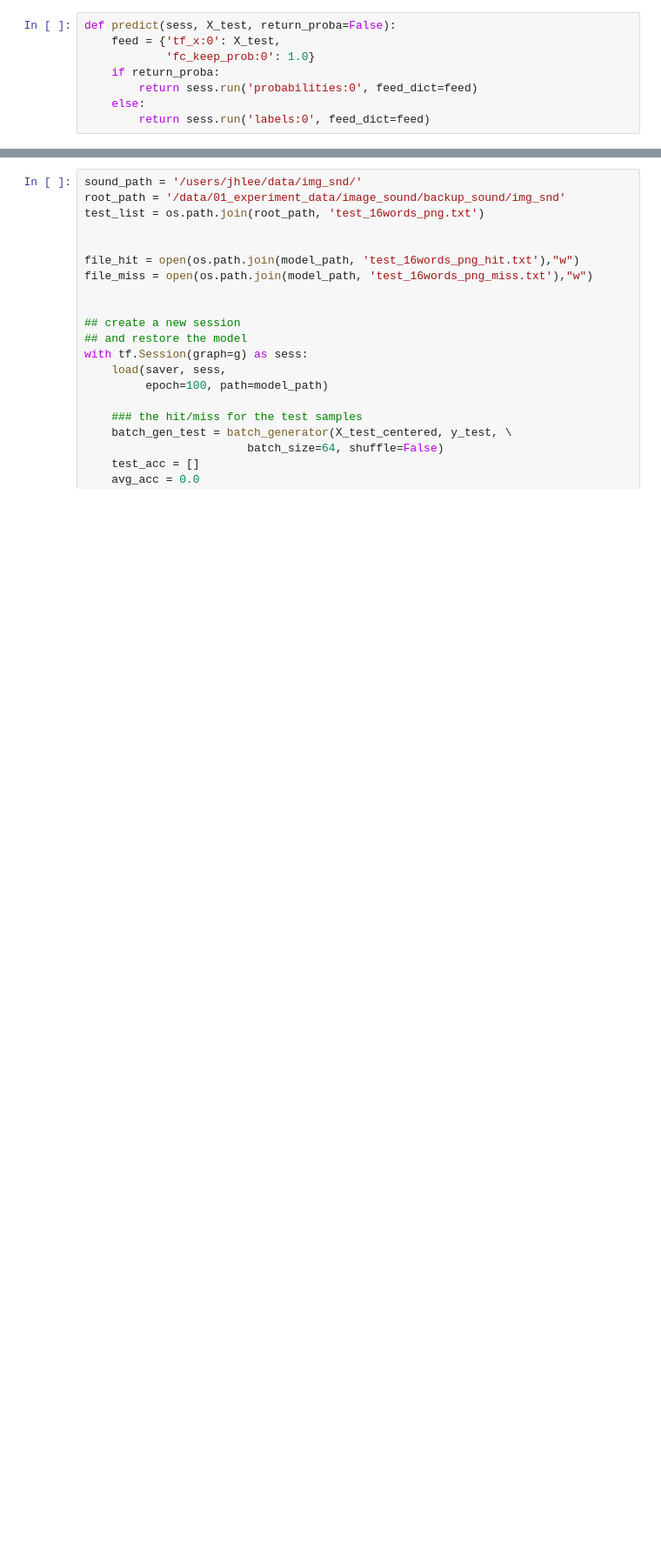
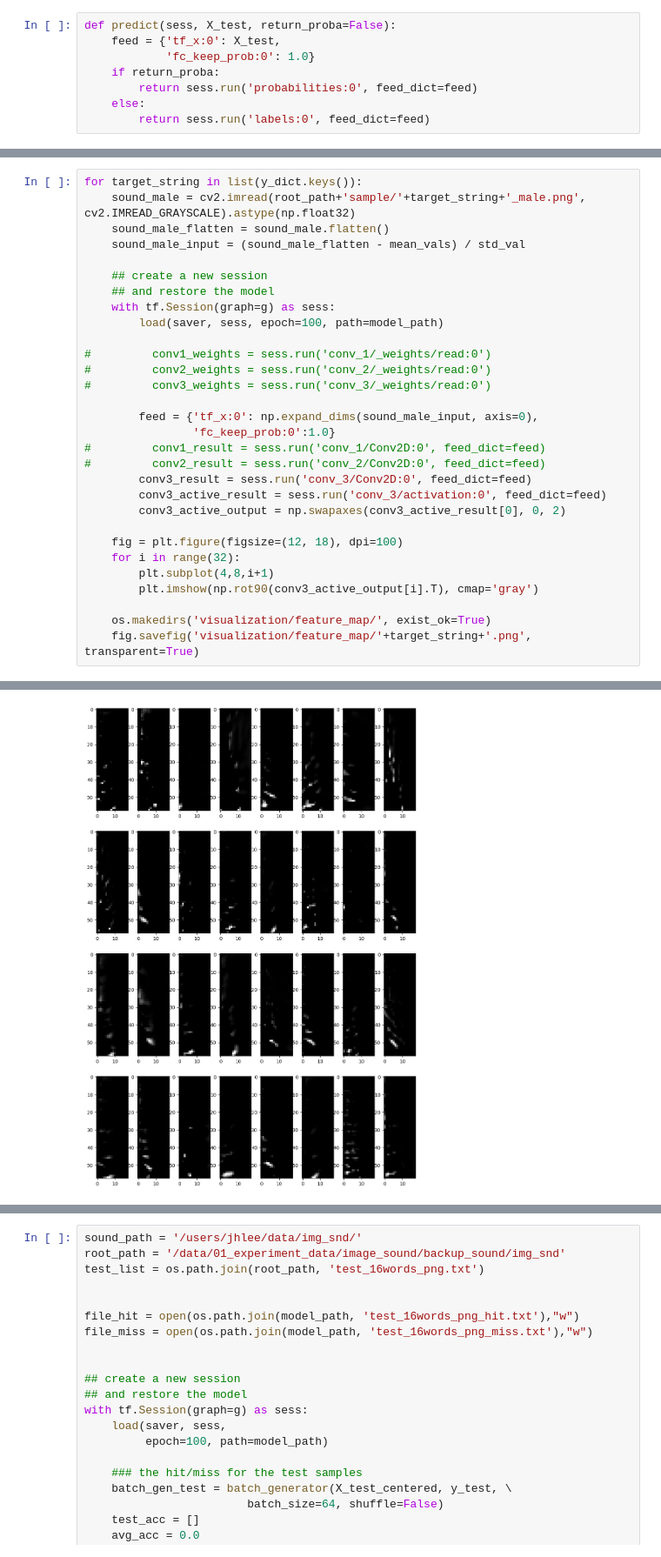
Before and after one commit to BbChip0103/sf_word_recog_research, a Jupyter notebook: from_professor/get_accuracy_and_samplelist_1conv_1fc.ipynb, the cells around one changed output, grey strips where cells are left out. Shown at 87% size. Drawn from its saved outputs; the diff is of its cells as text; blank space fills up the shorter version.

```diff
--- a/from_professor/get_accuracy_and_samplelist_1conv_1fc.ipynb
+++ b/from_professor/get_accuracy_and_samplelist_1conv_1fc.ipynb
@@ -1582,0 +1985,31 @@ Loading model from ./model/cnn_1conv_1fc/
+# %%
+for target_string in list(y_dict.keys()):
+    sound_male = cv2.imread(root_path+'sample/'+target_string+'_male.png', cv2.IMREAD_GRAYSCALE).astype(np.float32)
+    sound_male_flatten = sound_male.flatten()
+    sound_male_input = (sound_male_flatten - mean_vals) / std_val
+
+    ## create a new session
+    ## and restore the model
+    with tf.Session(graph=g) as sess:
+        load(saver, sess, epoch=100, path=model_path)
+
+#         conv1_weights = sess.run('conv_1/_weights/read:0')
+#         conv2_weights = sess.run('conv_2/_weights/read:0')
+#         conv3_weights = sess.run('conv_3/_weights/read:0')
+
+        feed = {'tf_x:0': np.expand_dims(sound_male_input, axis=0),
+                'fc_keep_prob:0':1.0}
+#         conv1_result = sess.run('conv_1/Conv2D:0', feed_dict=feed)
+#         conv2_result = sess.run('conv_2/Conv2D:0', feed_dict=feed)
+        conv3_result = sess.run('conv_3/Conv2D:0', feed_dict=feed)
+        conv3_active_result = sess.run('conv_3/activation:0', feed_dict=feed)
+        conv3_active_output = np.swapaxes(conv3_active_result[0], 0, 2)
+
+    fig = plt.figure(figsize=(12, 18), dpi=100)
+    for i in range(32):
+        plt.subplot(4,8,i+1)
+        plt.imshow(np.rot90(conv3_active_output[i].T), cmap='gray')
+
+    os.makedirs('visualization/feature_map/', exist_ok=True)
+    fig.savefig('visualization/feature_map/'+target_string+'.png', transparent=True)
+# %% [output]
@@ -1582,0 +2033 @@ Loading model from ./model/cnn_1conv_1fc/
+[figure, added]
```
Also changed, not shown: parts of 35 cells of this notebook.
